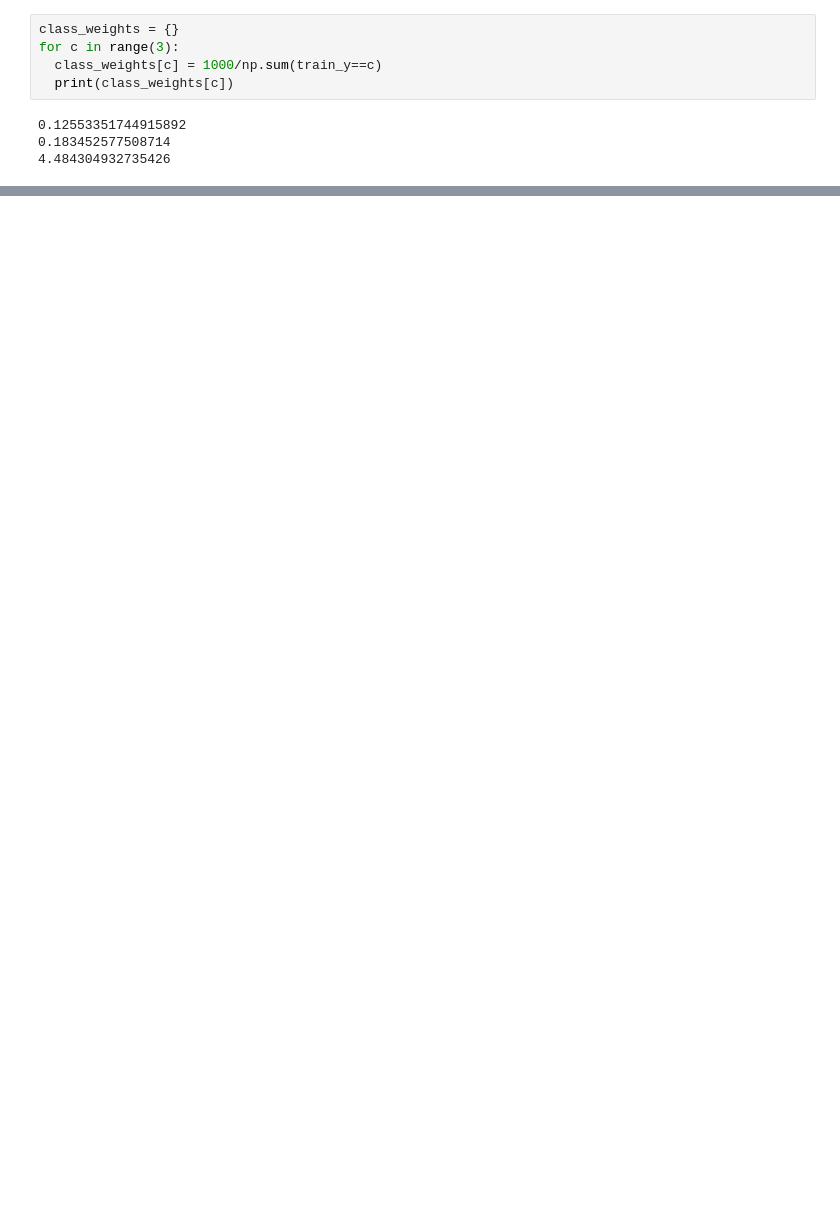
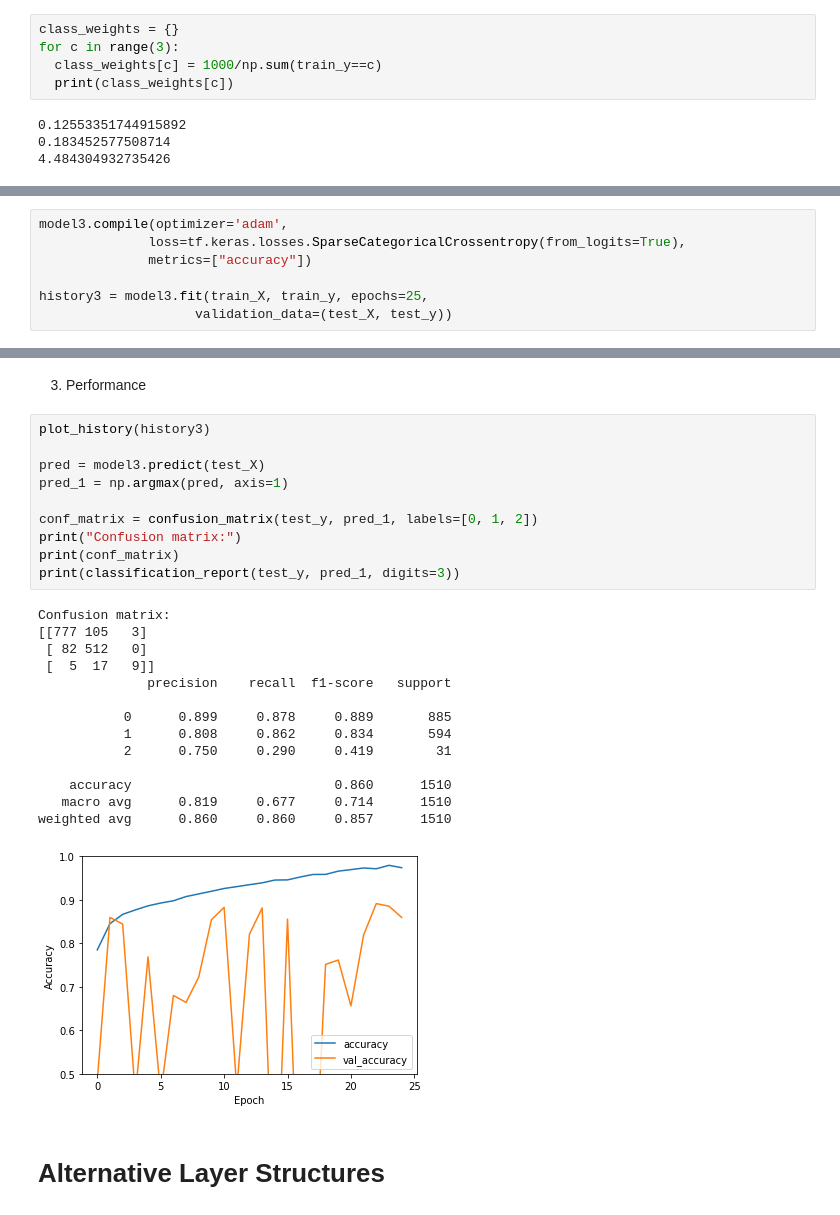
Before and after one commit to mimilazarova/DD2424-covid-xray-project, a Jupyter notebook: playground_JohanNET.ipynb, the cells around one changed output, grey strips where cells are left out. Cells and saved outputs as stored; diff of their text form; blank space fills up the shorter version.

```diff
--- a/playground_JohanNET.ipynb
+++ b/playground_JohanNET.ipynb
@@ -319,0 +291,7 @@ Confusion matrix:
+# %%
+model3.compile(optimizer='adam',
+              loss=tf.keras.losses.SparseCategoricalCrossentropy(from_logits=True),
+              metrics=["accuracy"])
+
+history3 = model3.fit(train_X, train_y, epochs=25,
+                    validation_data=(test_X, test_y))
@@ -319,0 +316,29 @@ Confusion matrix:
+# %% [markdown]
+3. Performance
+# %%
+plot_history(history3)
+
+pred = model3.predict(test_X)
+pred_1 = np.argmax(pred, axis=1)
+
+conf_matrix = confusion_matrix(test_y, pred_1, labels=[0, 1, 2])
+print("Confusion matrix:")
+print(conf_matrix)
+print(classification_report(test_y, pred_1, digits=3))
+# %% [output]
+Confusion matrix:
+[[777 105   3]
+ [ 82 512   0]
+ [  5  17   9]]
+              precision    recall  f1-score   support
+
+           0      0.899     0.878     0.889       885
+           1      0.808     0.862     0.834       594
+           2      0.750     0.290     0.419        31
+
+    accuracy                          0.860      1510
+   macro avg      0.819     0.677     0.714      1510
+weighted avg      0.860     0.860     0.857      1510
+[figure, added]
+# %% [markdown]
+# **Alternative Layer Structures**
```
Also changed, not shown: parts of 33 cells of this notebook.
